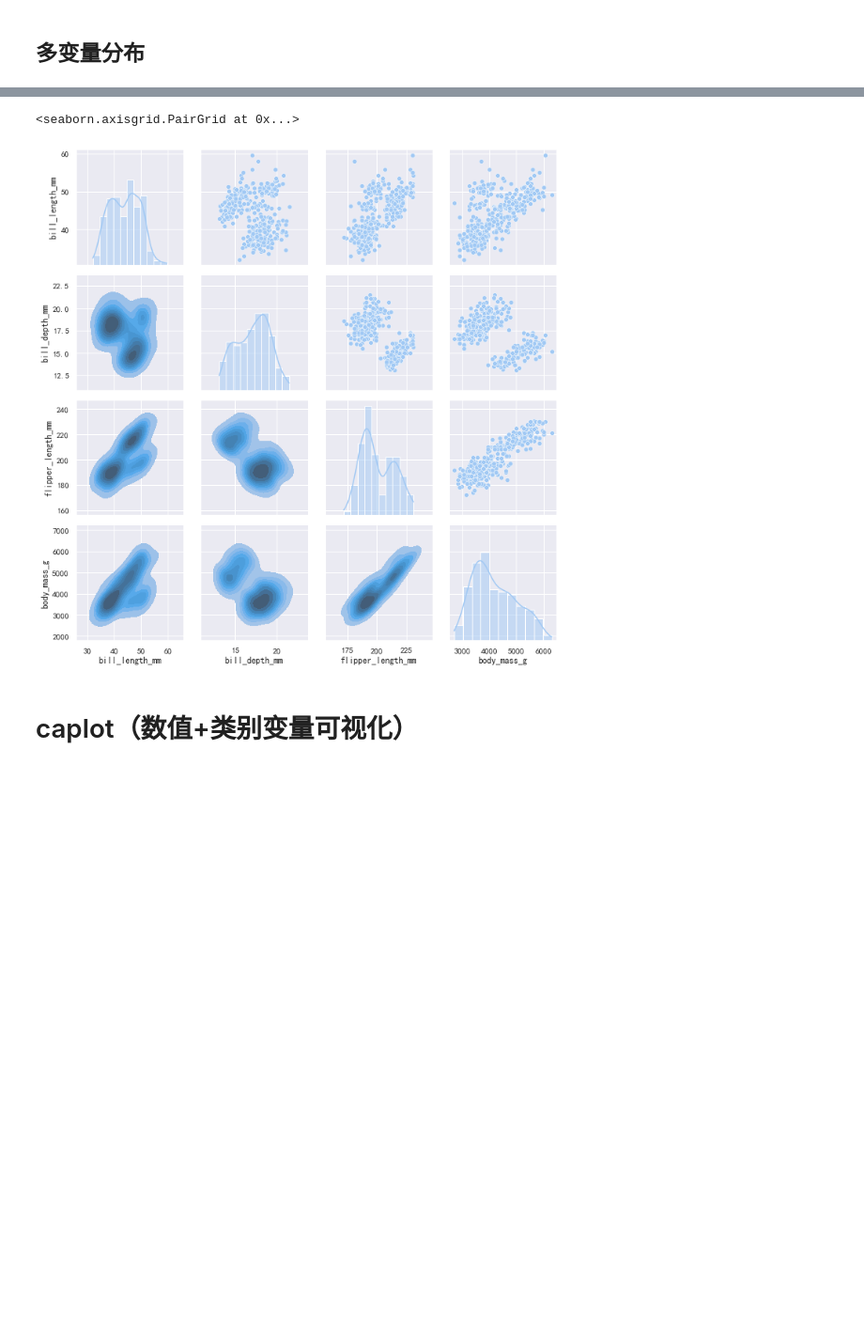
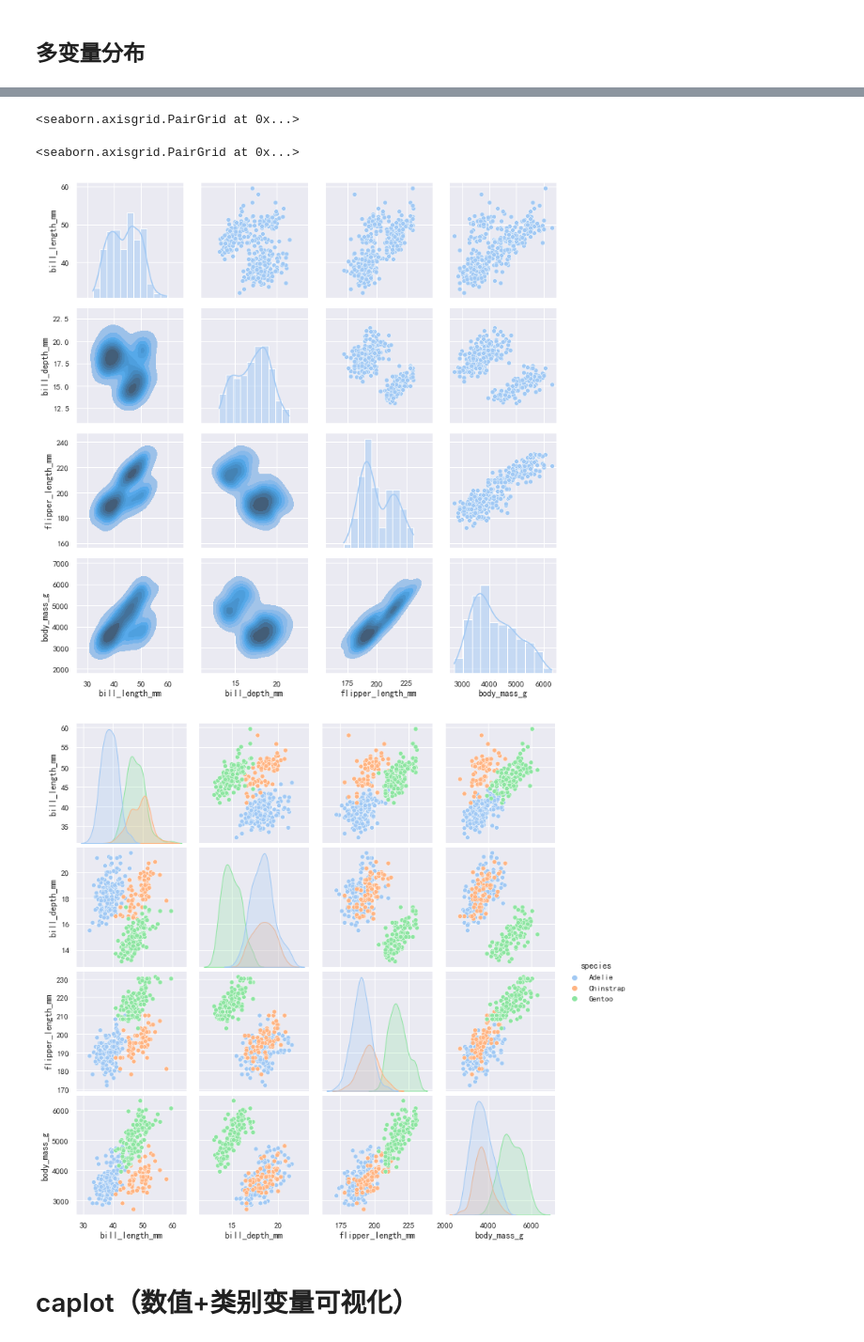
Before and after one commit to kebuAAA/Visualization-using-python, a Jupyter notebook: seaborn绘图.ipynb, the cells around one changed output, grey strips where cells are left out. Shown at 94% size. Cells and saved outputs as stored; diff of their text form; code cells hidden in the pictures; blank space fills up the shorter version.

```diff
--- a/seaborn绘图.ipynb
+++ b/seaborn绘图.ipynb
@@ -142,15 +185,18 @@ g.savefig('./sns样图/联合分布和边际分布.png')
 # %%
 penguins = sns.load_dataset("penguins")
 g = sns.PairGrid(penguins)
 g.map_upper(sns.scatterplot)
 g.map_lower(sns.kdeplot, fill=True)
 g.map_diag(sns.histplot, kde=True)
-g.savefig('./sns样图/多变量分布.png')
+#g.savefig('./sns样图/多变量分布.png')
+sns.pairplot(penguins,hue="species")
 # %% [output]
 <seaborn.axisgrid.PairGrid at 0x...>
 <seaborn.axisgrid.PairGrid at 0x...>
 <seaborn.axisgrid.PairGrid at 0x...>
+<seaborn.axisgrid.PairGrid at 0x...>
 [figure]
+[figure, added]
 # %% [markdown]
 # caplot（数值+类别变量可视化）
 # %% [markdown]
```
Also changed, not shown: parts of 6 cells of this notebook, 3 other files.
